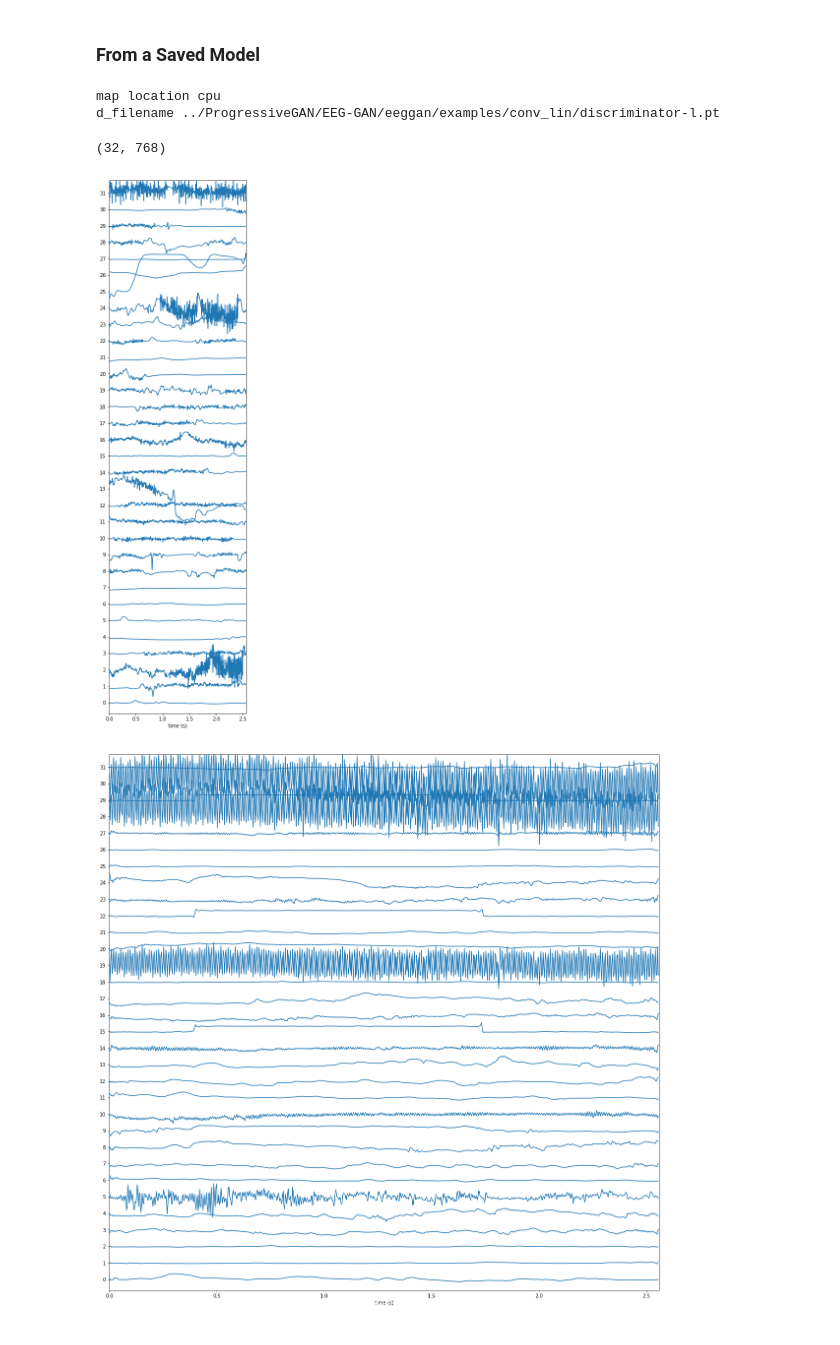
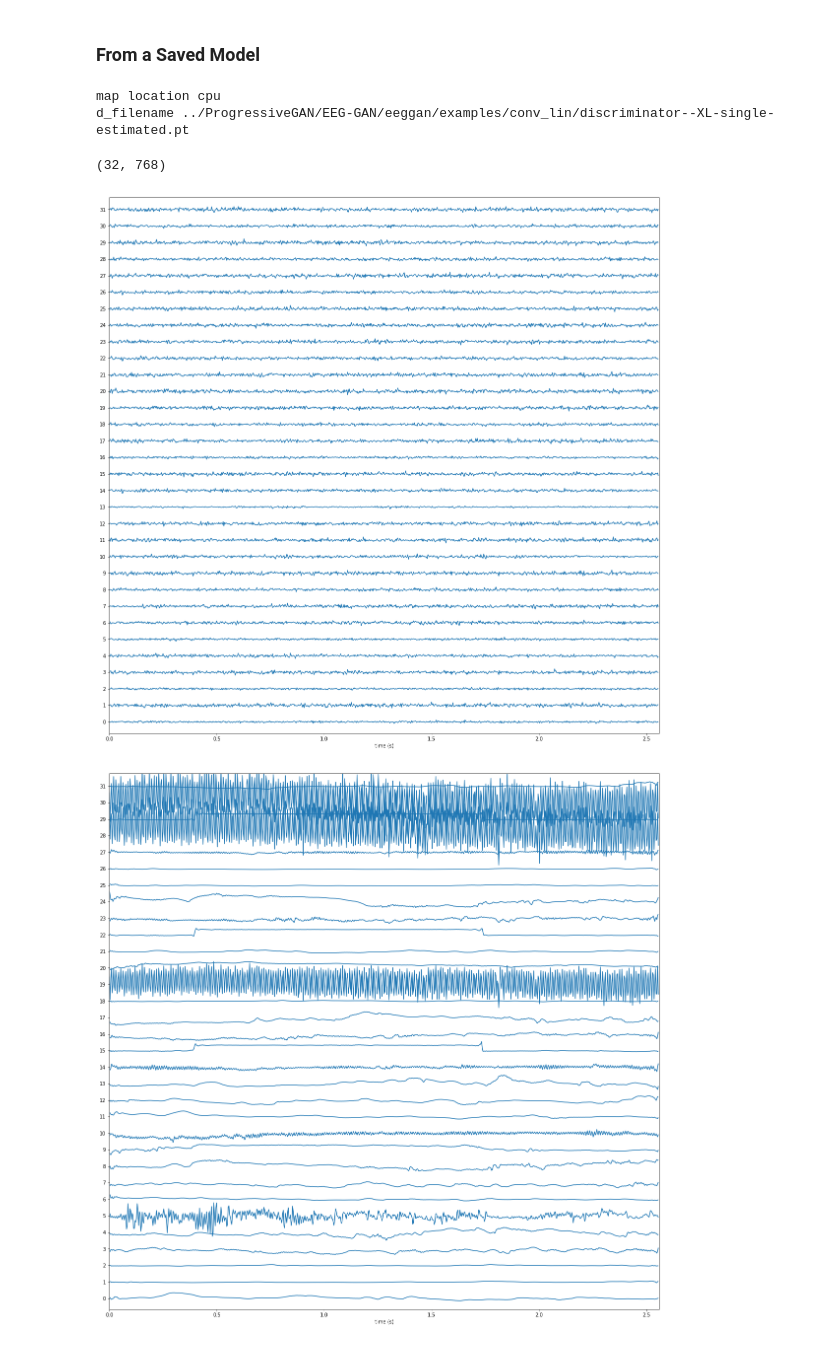
Before and after one commit to DanielLongo/eegML, a Jupyter notebook: vizualizations/viz_samples.ipynb, the cells around one changed output. Drawn from its saved outputs; the diff is of its cells as text; code cells hidden in the pictures.

```diff
--- a/vizualizations/viz_samples.ipynb
+++ b/vizualizations/viz_samples.ipynb
@@ -18,27 +18,28 @@ num_samples = 16*2
 # %%
 # size = "s"
 # size = "m"
-size = "l"
+# size = "l"
 # size = "cKMA"
 # size = "copyKayV2"
 # size = "-L-single"
+size = "-XL-single-estimated"
 # filepath = "/Users/DanielLongo 1/server/ProgressiveGAN/EEG-GAN/eeggan/examples/conv_lin/"
 # %%
 # samples = generate_readings("-" + size, num_samples, filepath, num_channels=44)
 samples = generate_readings("-" + size, num_samples, num_channels=1, use_cuda=False)
 # %% [output]
 map location cpu
-d_filename ../ProgressiveGAN/EEG-GAN/eeggan/examples/conv_lin/discriminator-l.pt
+d_filename ../ProgressiveGAN/EEG-GAN/eeggan/examples/conv_lin/discriminator--XL-single-estimated.pt
 # %%
 samples.shape
 # %% [output]
 (32, 768)
 # %%
 num_show = num_samples
-rcParams['figure.figsize'] = 5, 10 * 2
-stacklineplot.stackplot(samples ,seconds=768/300, ylabels=list(range(num_show)), yscale=3)
+rcParams['figure.figsize'] = 20, 10 * 2
+stacklineplot.stackplot(samples ,seconds=768/300, ylabels=list(range(num_show)), yscale=.3)
 # %% [output]
-[figure, old version]
+[figure, new version]
 # %%
 num_show = num_samples
 rcParams['figure.figsize'] = 20, 10 * 2
```
Also changed, not shown: 8 other files.
